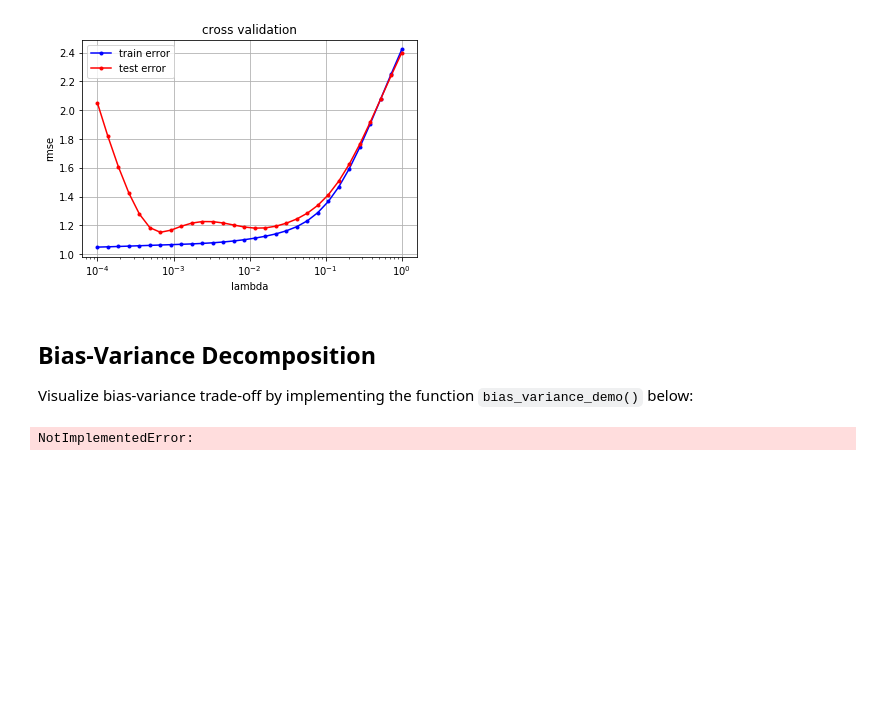
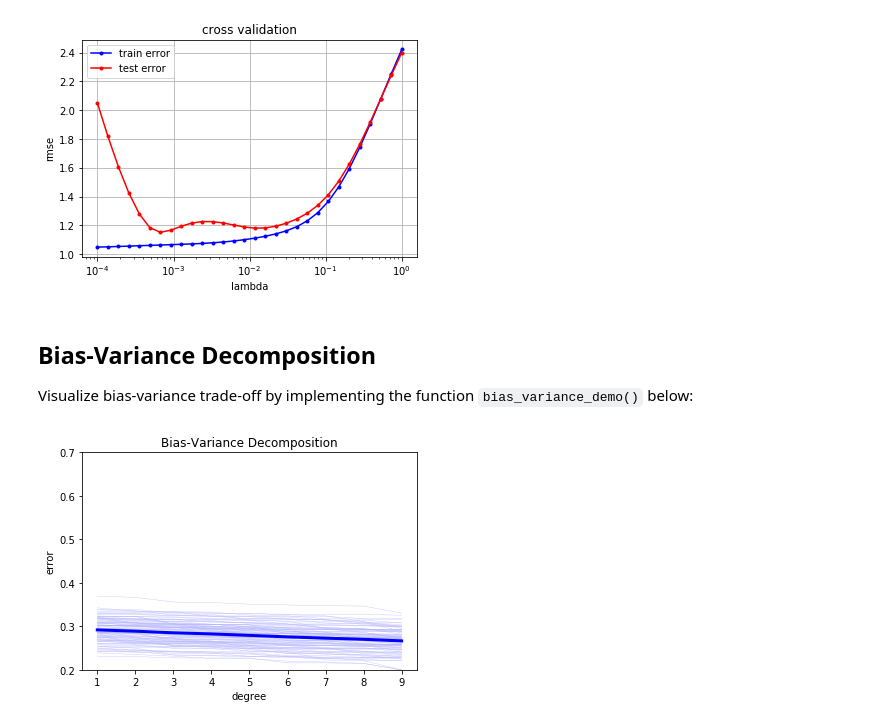
Before and after one commit to simonwicky/ML_course, a Jupyter notebook: labs/ex04/template/ex04.ipynb, the cells around one changed output. Cells and saved outputs as stored; diff of their text form; code cells hidden in the pictures; blank space fills up the shorter version.

```diff
--- a/labs/ex04/template/ex04.ipynb
+++ b/labs/ex04/template/ex04.ipynb
@@ -86,33 +86,37 @@ Visualize bias-variance trade-off by implementing the function `bias_variance_de
 # %%
 from least_squares import least_squares
 from split_data import split_data
 from plots import bias_variance_decomposition_visualization
 
 def bias_variance_demo():
     """The entry."""
     # define parameters
     seeds = range(100)
     num_data = 10000
     ratio_train = 0.005
     degrees = range(1, 10)
 
     # define list to store the variable
     rmse_tr = np.empty((len(seeds), len(degrees)))
     rmse_te = np.empty((len(seeds), len(degrees)))
 
     for index_seed, seed in enumerate(seeds):
         np.random.seed(seed)
         x = np.linspace(0.1, 2 * np.pi, num_data)
         y = np.sin(x) + 0.3 * np.random.randn(num_data).T
         train_x, train_y, test_x, test_y = split_data(x,y,ratio_train, seed)
-        # ***************************************************
-        # INSERT YOUR CODE HERE
-        # bias_variance_decomposition: TODO
-        # ***************************************************
-        raise NotImplementedError
+        for index_degree, degree in enumerate(degrees):
+            # form polynomial data
+            tx_tr = build_poly(train_x, degree)
+            tx_te = build_poly(test_x, degree)
+            # least square
+            w = least_squares(train_y, tx_tr)
+            # calculate the rmse for train and test
+            rmse_tr[index_seed, index_degree] = np.sqrt(2 * compute_mse(train_y, tx_tr, w))
+            rmse_te[index_seed, index_degree] = np.sqrt(2 * compute_mse(test_y, tx_te, w))
 
     bias_variance_decomposition_visualization(degrees, rmse_tr, rmse_te)
 
 bias_variance_demo()
 # %% [output]
-NotImplementedError:
+[figure, added]
```
Also changed, not shown: 2 other files.
